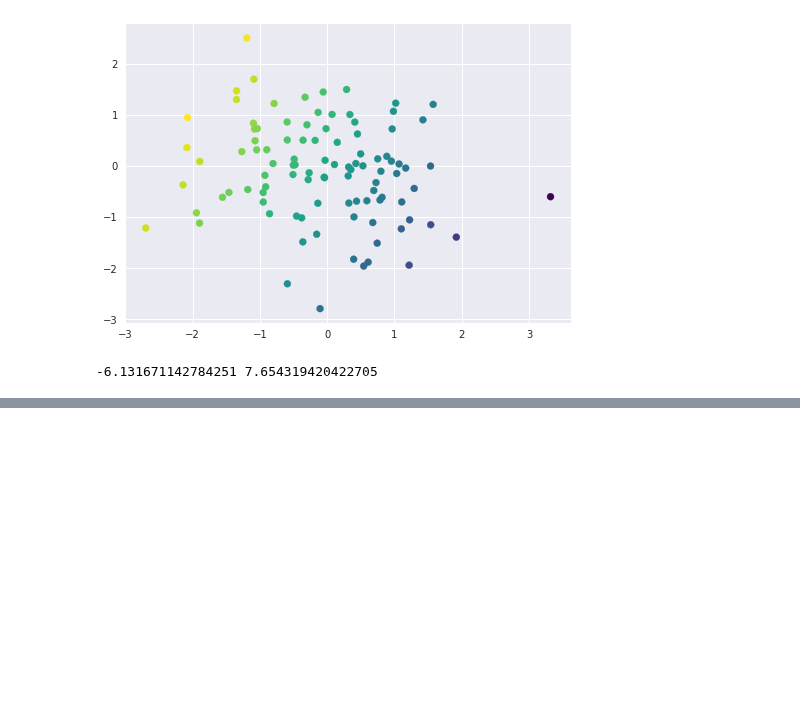
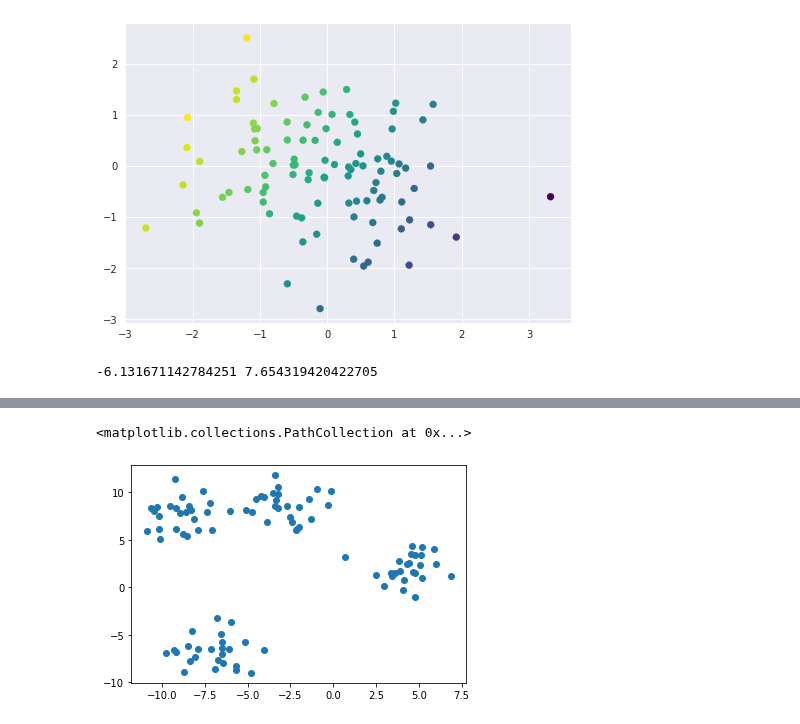
Before and after one commit to SpIIIII/jupyter-repo, a Jupyter notebook: Python Data Science Cookbook/Main (ML chapter).ipynb, the cells around one changed output, grey strips where cells are left out. Drawn from its saved outputs; the diff is of its cells as text; code cells hidden in the pictures; blank space fills up the shorter version.

```diff
--- a/Python Data Science Cookbook/Main (ML chapter).ipynb
+++ b/Python Data Science Cookbook/Main (ML chapter).ipynb
@@ -171,0 +173,8 @@ ax.axis([-4, 4, -3, 3])
+# %%
+from sklearn.cluster import KMeans
+X,y = make_blobs(n_samples=100,centers = 4,random_state=42,cluster_std=1.5, )
+# %%
+plt.scatter(X[:,0],X[:,1])
+# %% [output]
+<matplotlib.collections.PathCollection at 0x...>
+[figure, added]
```
Also changed, not shown: parts of 16 cells of this notebook, 2 other files.
